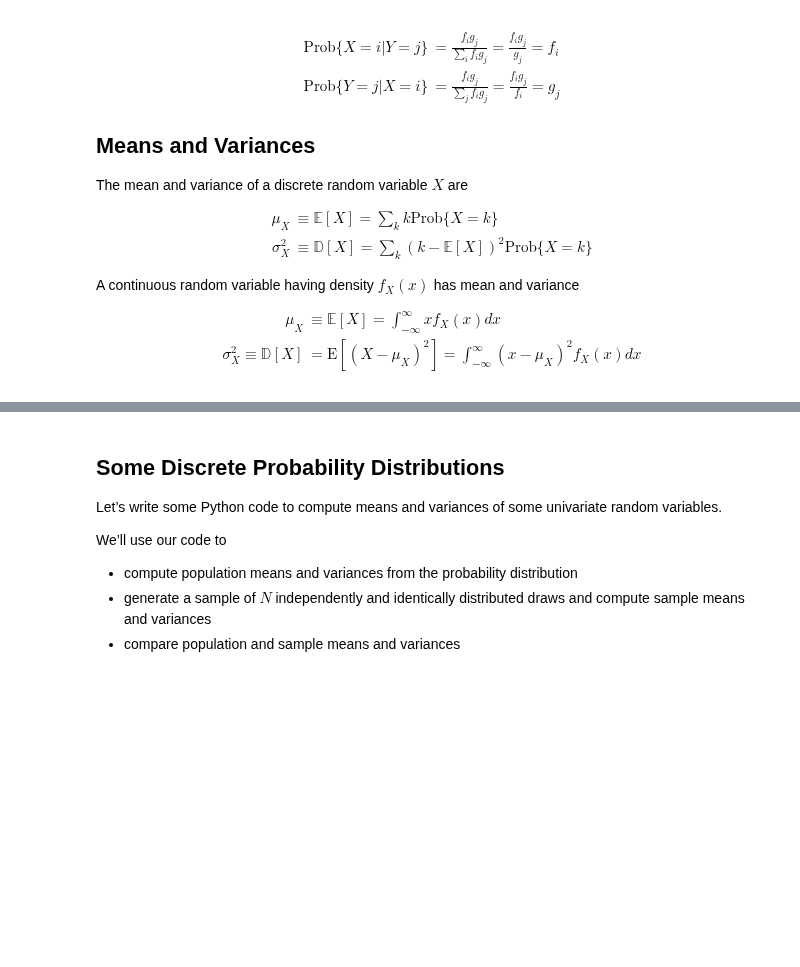
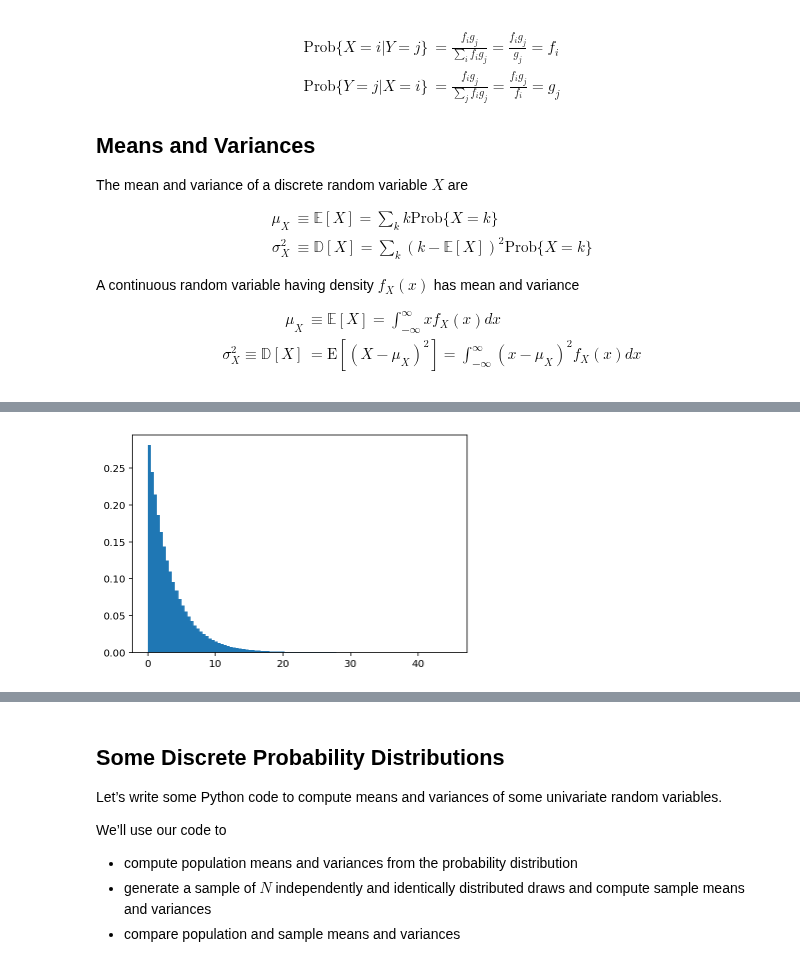
Before and after one commit to beauvilerobed/quantitative-economics-with-python, a Jupyter notebook: elementary_statistics/8_elementary_probability_w_matrices.ipynb, the cells around one changed output, grey strips where cells are left out. Drawn from its saved outputs; the diff is of its cells as text; code cells hidden in the pictures; blank space fills up the shorter version.

```diff
--- a/elementary_statistics/8_elementary_probability_w_matrices.ipynb
+++ b/elementary_statistics/8_elementary_probability_w_matrices.ipynb
@@ -472,18 +476,21 @@ We’ll check whether  $X$  seems to follow a **continuous geometric** (exponent
 
 Let’s check with `numpy`.
 # %%
-n, λ = 1_000_000, 0.3
+n, lambda_ = 1_000_000, 0.3
 
 # draw uniform numbers
 u = np.random.rand(n)
 
 # transform
-x = -np.log(1-u)/λ
+x = -np.log(1-u)/lambda_
 
 # draw geometric distributions
-x_g = np.random.exponential(1 / λ, n)
+# The scale parameter beta = 1/lambda  Must be non-negative.
+x_g = np.random.exponential(1 / lambda_, n)
 
 # plot and compare
 plt.hist(x, bins=100, density=True)
 plt.show()
+# %% [output]
+[figure, added]
 # %%
```
Also changed, not shown: parts of 47 cells of this notebook.
